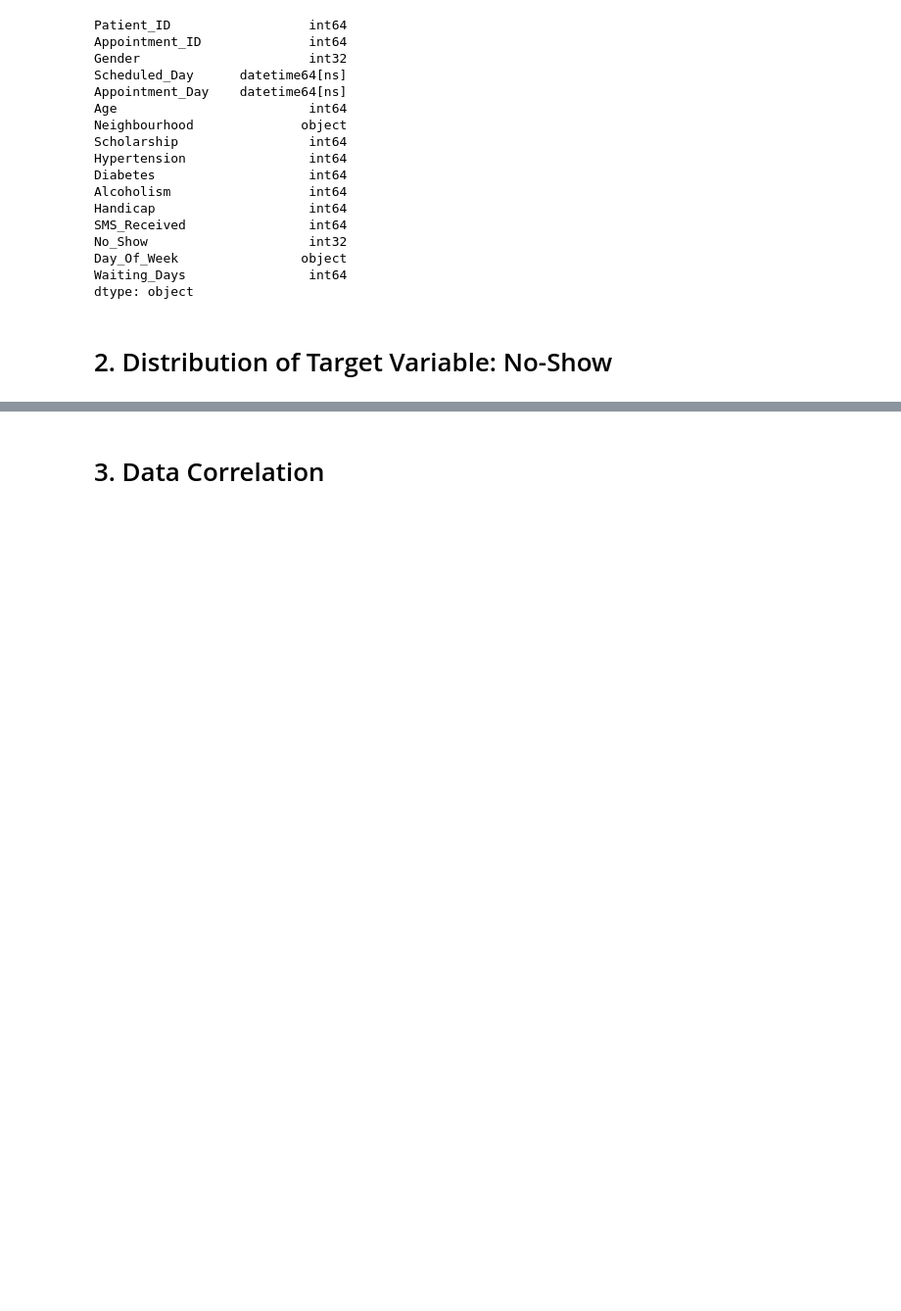
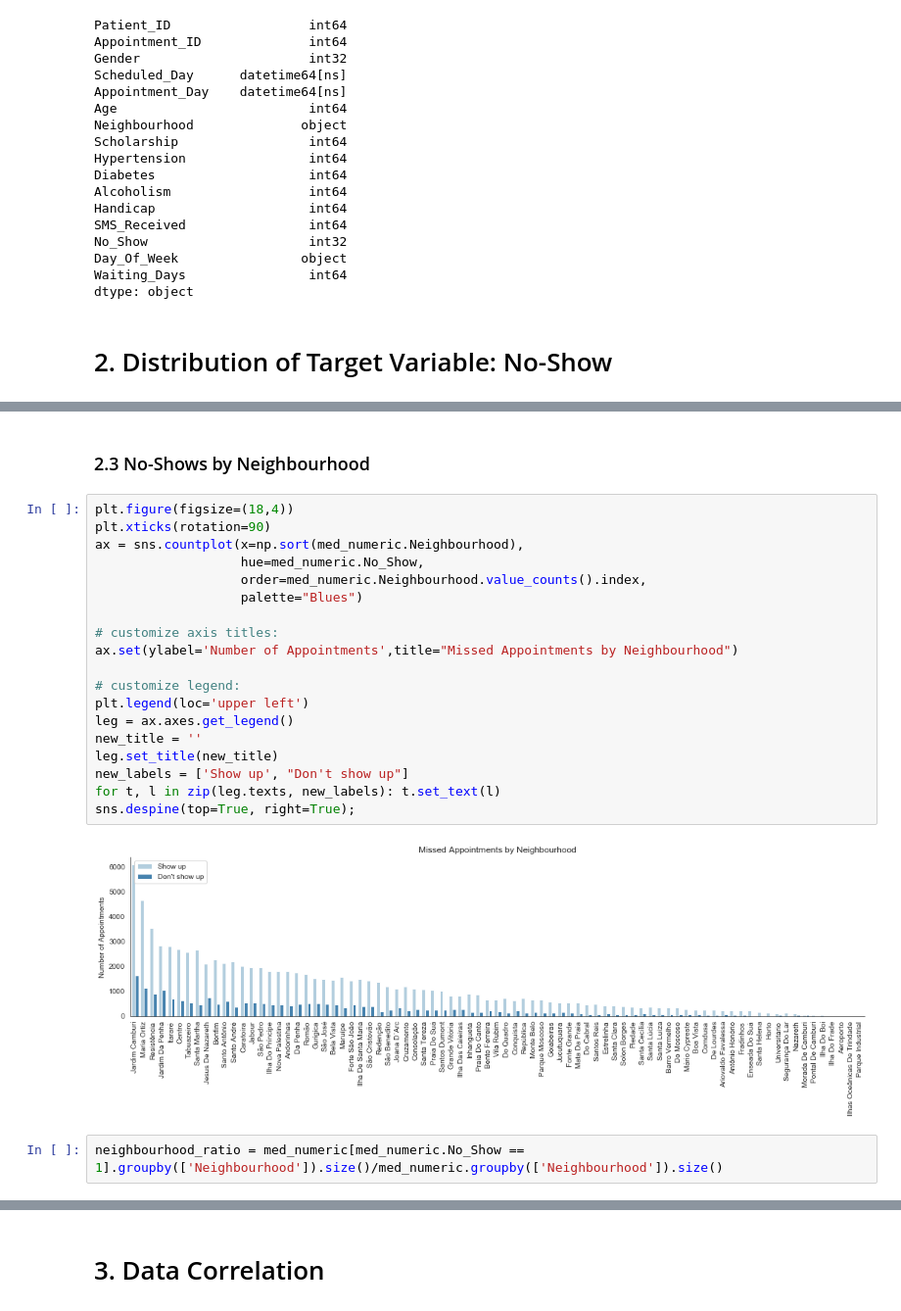
Before and after one commit to ironhack-datalabs/data-ber-10-19, a Jupyter notebook: module-3_projects/final-project/Medical_Appointments/Data_Visualization.ipynb, the cells around one changed output, grey strips where cells are left out. Shown at 98% size. Drawn from its saved outputs; the diff is of its cells as text; blank space fills up the shorter version.

```diff
--- a/module-3_projects/final-project/Medical_Appointments/Data_Visualization.ipynb
+++ b/module-3_projects/final-project/Medical_Appointments/Data_Visualization.ipynb
@@ -127,0 +163,25 @@ ax = sns.catplot(x="No_Show", kind="count", data=med_numeric, hue="Gender");
+# %% [markdown]
+### 2.3 No-Shows by Neighbourhood
+# %%
+plt.figure(figsize=(18,4))
+plt.xticks(rotation=90)
+ax = sns.countplot(x=np.sort(med_numeric.Neighbourhood),
+                   hue=med_numeric.No_Show,
+                   order=med_numeric.Neighbourhood.value_counts().index,
+                   palette="Blues")
+
+# customize axis titles:
+ax.set(ylabel='Number of Appointments',title="Missed Appointments by Neighbourhood")
+
+# customize legend:
+plt.legend(loc='upper left')
+leg = ax.axes.get_legend()
+new_title = ''
+leg.set_title(new_title)
+new_labels = ['Show up', "Don't show up"]
+for t, l in zip(leg.texts, new_labels): t.set_text(l)
+sns.despine(top=True, right=True);
+# %% [output]
+[figure, added]
+# %%
+neighbourhood_ratio = med_numeric[med_numeric.No_Show == 1].groupby(['Neighbourhood']).size()/med_numeric.groupby(['Neighbourhood']).size()
```
Also changed, not shown: parts of 23 cells of this notebook, 1 other file.
